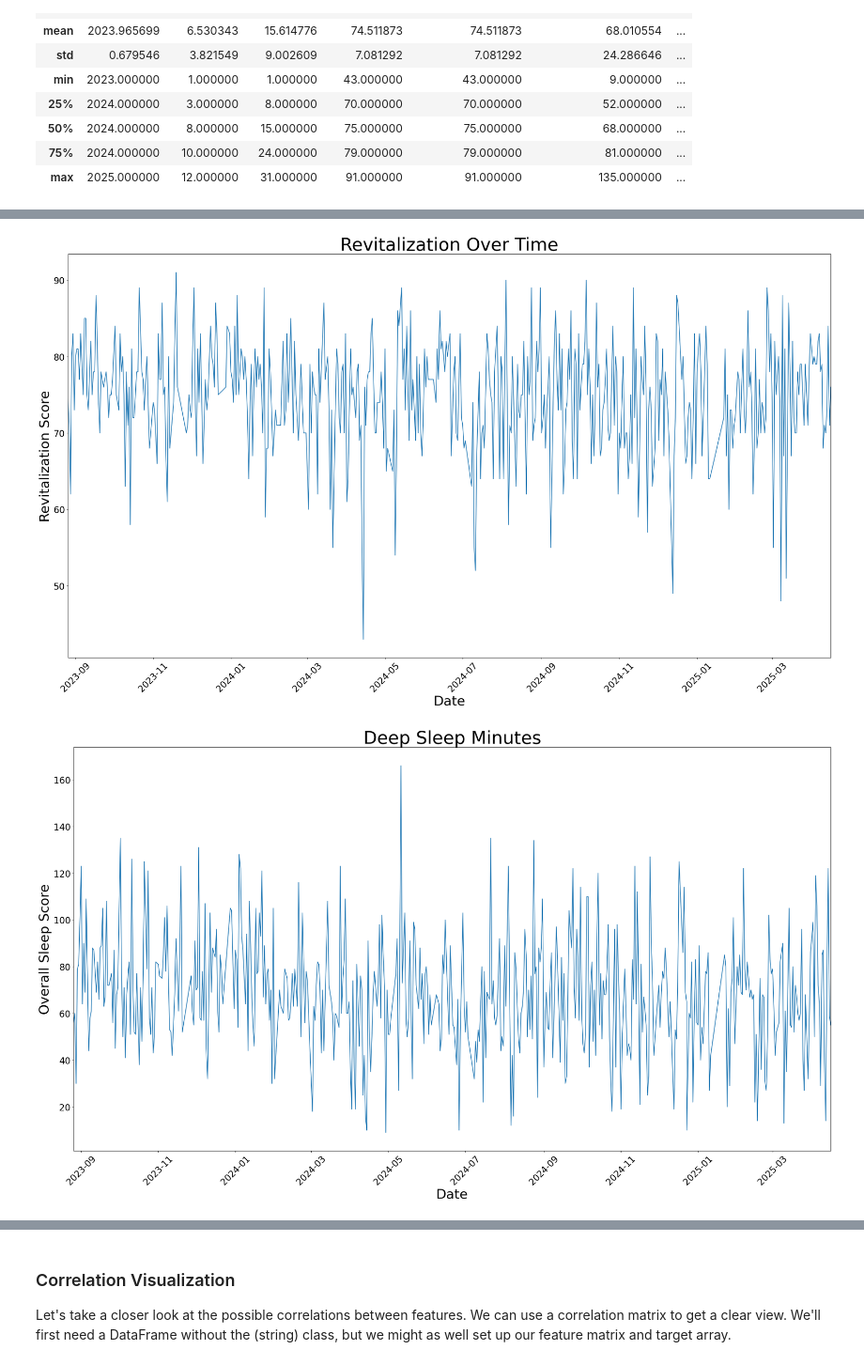
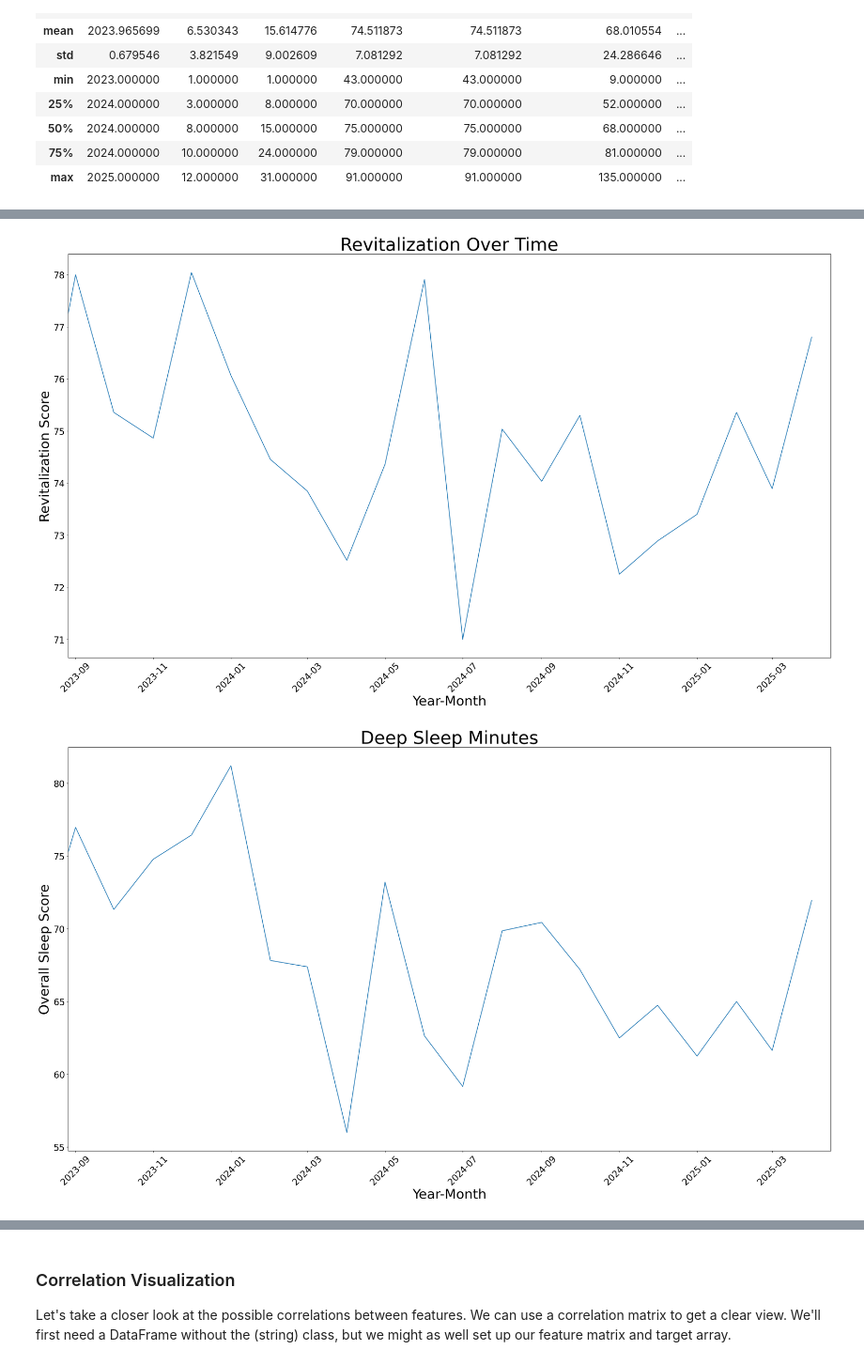
Before and after one commit to Justin-cmd359/Quantified-Self-Project-for-CPSC222, a Jupyter notebook: Project.ipynb, the cells around one changed output, grey strips where cells are left out. Shown at 94% size. Cells and saved outputs as stored; diff of their text form; code cells hidden in the pictures.

Commit message:
aggregated by month successfully; ready for ML

```diff
--- a/Project.ipynb
+++ b/Project.ipynb
@@ -119,10 +119,13 @@ spring_2025.to_csv("Spring 2025.csv")
 just_school = pd.concat([spring_2025, fall_2024, spring_2024, fall_2023])
 # %%
 # Pandas datetime object
-merged_df = utils.create_datetime_columns(merged_df)
-merged_df.to_csv("merged_df.csv")
+initial_merged_df = utils.create_datetime_columns(merged_df).copy()
+initial_merged_df.to_csv("initial merged_df.csv")
 just_school = utils.create_datetime_columns(just_school)
 just_school.to_csv("Just School.csv")
+# Aggregate by month
+merged_df = merged_df.resample("MS").mean()
+dates = [d.strftime("%m-%Y") for d in merged_df.index]
 # %% [markdown]
 The biggest challenge with cleaning was relearning and applying new techniques I haven't applied before.
 # %% [markdown]
@@ -143,15 +146,9 @@ just_school.describe()
 | max | 2025.000000 | 12.000000 | 31.000000 | 91.000000 | 91.000000 | 135.000000 | ... |
 # %%
 # Line graphs
-utils.create_line_graph(merged_df.index, merged_df["overall_score"], "Sleep Quality", "Date", "Overall Sleep Score")
-utils.create_line_graph(merged_df.index, merged_df["revitalization_score"], "Revitalization Over Time", "Date", "Revitalization Score")
-utils.create_line_graph(merged_df.index, merged_df["deep_sleep_in_minutes"], "Deep Sleep Minutes", "Date", "Overall Sleep Score")
-utils.create_line_graph(merged_df.index, merged_df["resting_heart_rate"], "Resting Heart Rate Over Time", "Date", "Resting Heart Rate")
-utils.create_line_graph(merged_df.index, merged_df["restlessness"], "Restlessness Over Time", "Date", "Restlessness Score")
-
-# utils.create_line_graph(just_school.index, just_school["overall_score"], "Sleep Quality", "Date", "Overall Sleep Score")
-# utils.create_line_graph(just_school.index, just_school["revitalization_score"], "Revitalization Over Time", "Date", "Revitalization Score")
-# utils.create_line_graph(just_school.index, just_school["deep_sleep_in_minutes"], "Deep Sleep Minutes", "Date", "Overall Sleep Score")
-# utils.create_line_graph(just_school.index, just_school["resting_heart_rate"], "Resting Heart Rate Over Time", "Date", "Resting Heart Rate")
-# utils.create_line_graph(just_school.index, just_school["restlessness"], "Restlessness Over Time", "Date", "Restlessness Score")
+utils.create_line_graph(merged_df.index, merged_df["overall_score"], "Sleep Quality", "Year-Month", "Overall Sleep Score")
+utils.create_line_graph(merged_df.index, merged_df["revitalization_score"], "Revitalization Over Time", "Year-Month", "Revitalization Score")
+utils.create_line_graph(merged_df.index, merged_df["deep_sleep_in_minutes"], "Deep Sleep Minutes", "Year-Month", "Overall Sleep Score")
+utils.create_line_graph(merged_df.index, merged_df["resting_heart_rate"], "Resting Heart Rate Over Time", "Year-Month", "Resting Heart Rate")
+utils.create_line_graph(merged_df.index, merged_df["restlessness"], "Restlessness Over Time", "Year-Month", "Restlessness Score")
 # %% [output]
@@ -159,2 +156,2 @@ utils.create_line_graph(merged_df.index, merged_df["restlessness"], "Restlessnes
-[figure, old version]
+[figure, new version]
-[figure, old version]
+[figure, new version]
```
Also changed, not shown: parts of 8 cells of this notebook, 10 other files.
